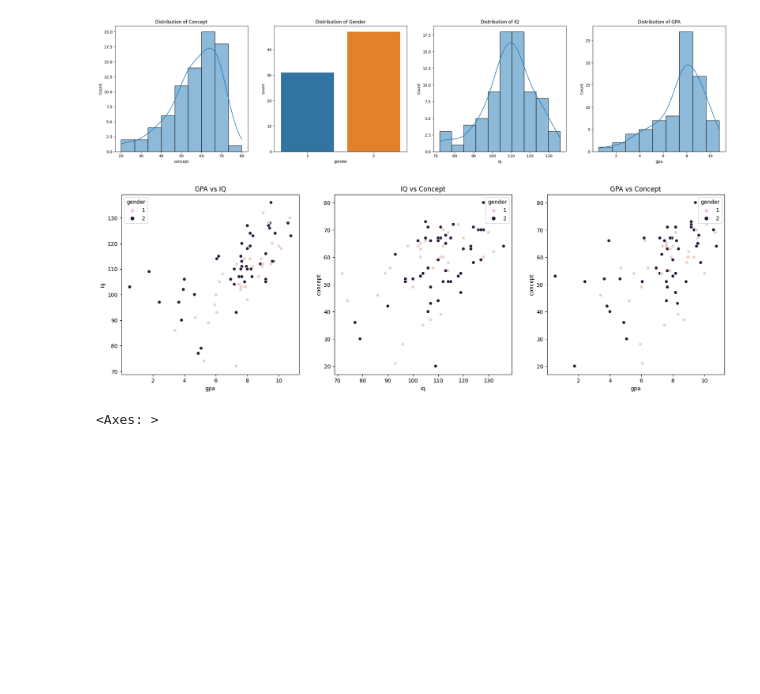
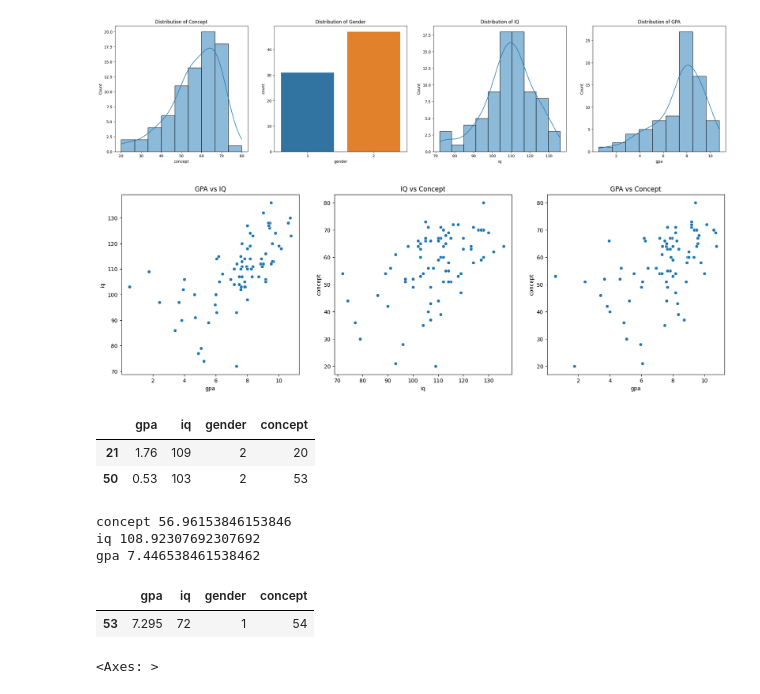
Before and after one commit to salmanfaishal27/Clustering-GPA-and-IQ-Academic-and-Cognitive-Insights, a Jupyter notebook: script.ipynb, the cells around one changed output. Saved outputs shown, nothing was run; the diff lists cells and outputs as text; code cells hidden in the pictures; blank space fills up the shorter version.

```diff
--- a/script.ipynb
+++ b/script.ipynb
@@ -49,26 +59,45 @@ plt.show()
 # %%
 # Create a figure with a size of 20x6 inches
 plt.figure(figsize=(20, 6))
 
 # Subplot 1: GPA vs IQ with Gender Differentiation
 plt.subplot(1, 3, 1)  # 1 row, 3 columns, this is the 1st subplot
-sns.scatterplot(data=data, x='gpa', y='iq', hue='gender')  # Create a scatter plot with different colors for each gender
+sns.scatterplot(data=data, x='gpa', y='iq')  # Create a scatter plot with different colors for each gender
 plt.title('GPA vs IQ')  # Set the title of the subplot
 
 # Subplot 2: IQ vs Concept with Gender Differentiation
 plt.subplot(1, 3, 2)  # 1 row, 3 columns, this is the 2nd subplot
-sns.scatterplot(data=data, x='iq', y='concept', hue='gender')  # Create a scatter plot with different colors for each gender
+sns.scatterplot(data=data, x='iq', y='concept')  # Create a scatter plot with different colors for each gender
 plt.title('IQ vs Concept')  # Set the title of the subplot
 
 # Subplot 3: GPA vs Concept with Gender Differentiation
 plt.subplot(1, 3, 3)  # 1 row, 3 columns, this is the 3rd subplot
-sns.scatterplot(data=data, x='gpa', y='concept', hue='gender')  # Create a scatter plot with different colors for each gender
+sns.scatterplot(data=data, x='gpa', y='concept')  # Create a scatter plot with different colors for each gender
 plt.title('GPA vs Concept')  # Set the title of the subplot
 
 # Display the subplots in the figure
 plt.show()
 # %% [output]
-[figure, old version]
+[figure, new version]
+# %%
+data[(data.gpa < 2) & (data.iq > 100)]
+# %% [output]
+|  | gpa | iq | gender | concept |
+| 21 | 1.76 | 109 | 2 | 20 |
+| 50 | 0.53 | 103 | 2 | 53 |
+# %%
+print('concept', data.concept.mean())
+print('iq', data.iq.mean())
+print('gpa', data.gpa.mean())
+# %% [output]
+concept 56.96153846153846
+iq 108.92307692307692
+gpa 7.446538461538462
+# %%
+data[(data.gpa > 6)&(data.iq<75)]
+# %% [output]
+|  | gpa | iq | gender | concept |
+| 53 | 7.295 | 72 | 1 | 54 |
 # %%
 corr = data.corr()
 plt.figure(figsize=(15, 10))
```
Also changed, not shown: parts of 3 cells of this notebook.
